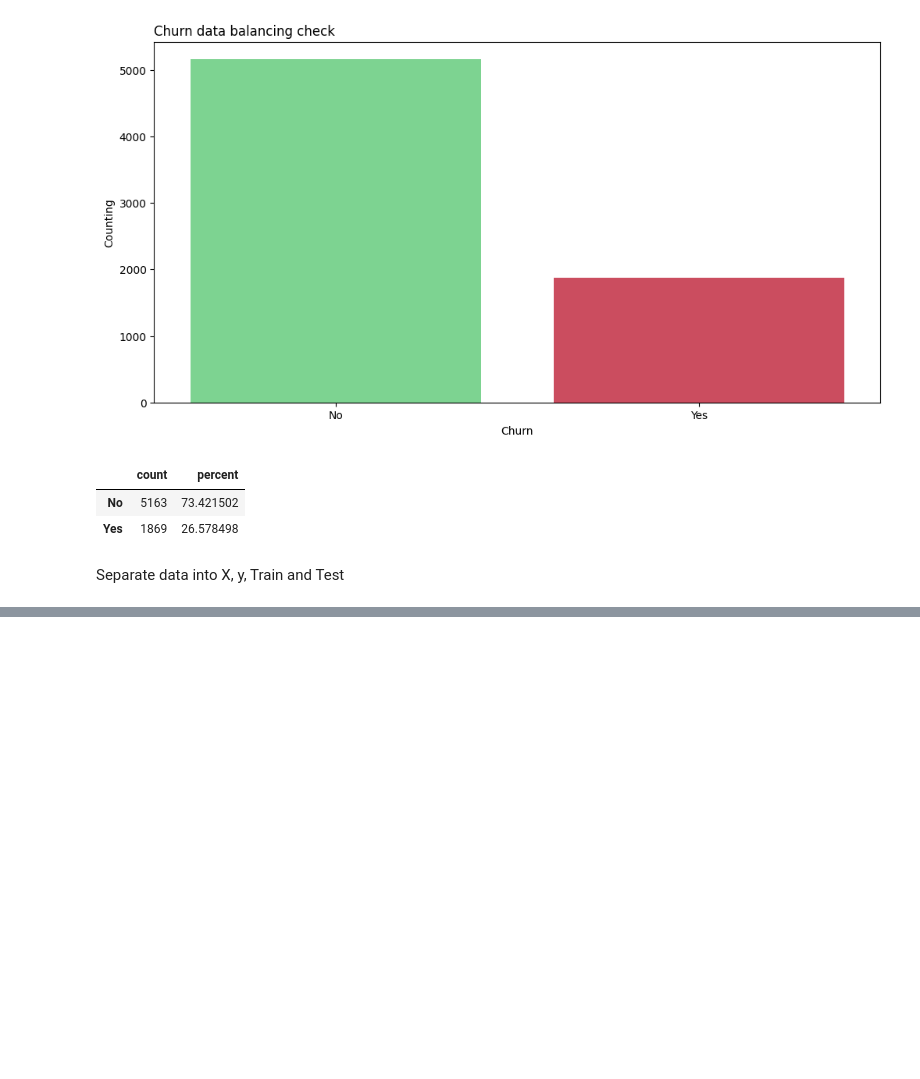
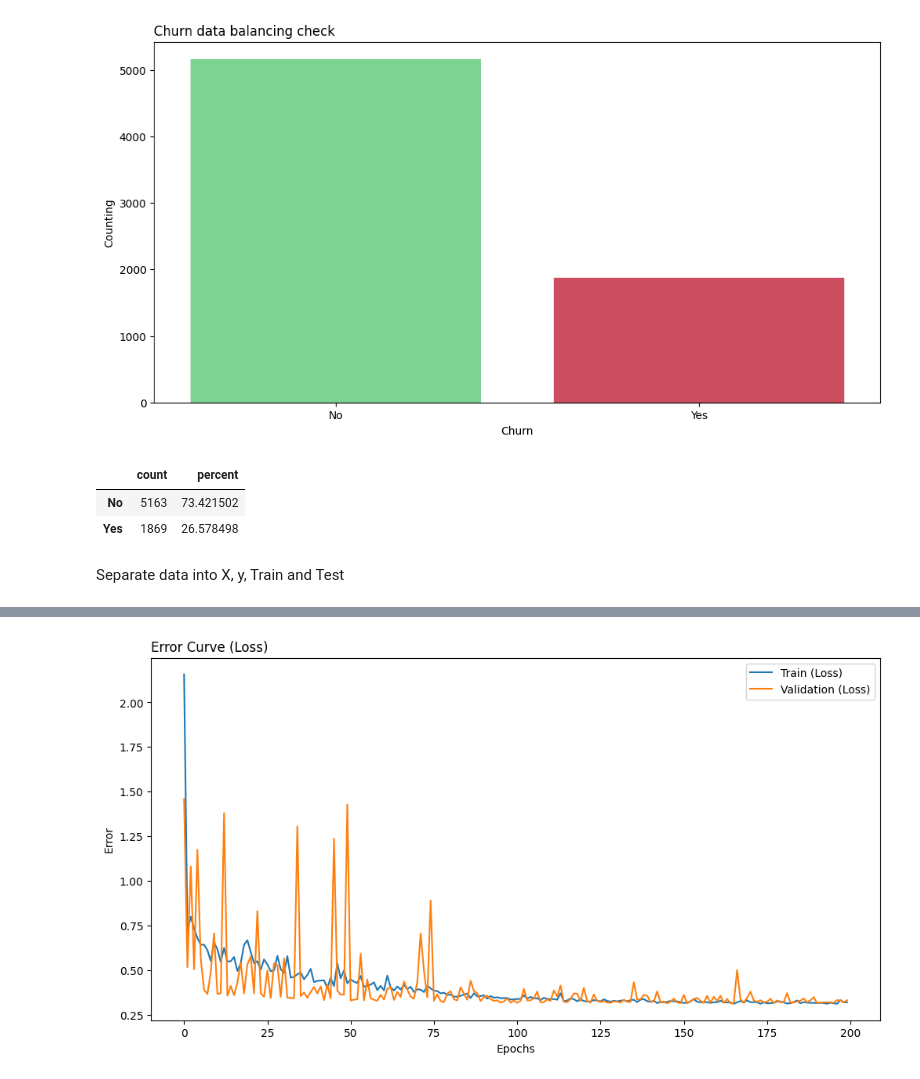
Before and after one commit to Vinni-Anddrade/customer-churn, a Jupyter notebook: notebooks/customer_churn_analysis.ipynb, the cells around one changed output, grey strips where cells are left out. Cells and saved outputs as stored; diff of their text form; code cells hidden in the pictures; blank space fills up the shorter version.

Commit message:
Create modeling process and saving into MLflow

```diff
--- a/notebooks/customer_churn_analysis.ipynb
+++ b/notebooks/customer_churn_analysis.ipynb
@@ -386,5 +403,5 @@ y = df.loc[:, ["Churn"]]
 # %%
-X_train, X_test, y_train, y_test = train_test_split(X, y, test_size=0.2)
+X_train, X_test, y_train, y_test = train_test_split(X_smote, y_smote, test_size=0.2)
 
 print("Independent DF for Training:", X_train.shape)
 print("Independent DF for Testing:", X_test.shape)
@@ -463,0 +718,12 @@ get_variable_dist(df_dummy)
+# %%
+cols_to_drop = [
+    "SeniorCitizen",
+    "MultipleLines_No",
+    "InternetService_DSL",
+    "OnlineSecurity_No",
+    "OnlineBackup_No",
+    "DeviceProtection_No",
+    "TechSupport_No",
+    "StreamingMovies_No",
+    "Contract_Monthly"
+]
@@ -463,0 +781,20 @@ get_variable_dist(df_dummy)
+# %%
+model_keras_v1 = keras.Sequential([
+    layers.Dense(12, activation='relu', input_shape=(X_train.shape[1],)),
+    layers.Dense(8, activation='relu'),
+    layers.Dense(1, activation='sigmoid')
+])
+
+model_keras_v1.compile(
+    optimizer='adam',
+    loss='binary_crossentropy',
+    metrics=['accuracy'],
+)
+
+history_v1 = model_keras_v1.fit(
+    X_train, y_train,
+    epochs=200,
+    batch_size=8,
+    validation_split=0.2,
+    verbose=1
+)
@@ -463,0 +832,11 @@ get_variable_dist(df_dummy)
+# %%
+plt.figure(figsize=(12, 6))
+sns.lineplot(data=history_v1.history, y="loss", x=range(len(history_v1.history["loss"])), label='Train (Loss)')
+sns.lineplot(data=history_v1.history, y="val_loss", x=range(len(history_v1.history["val_loss"])), label='Validation (Loss)')
+plt.title('Error Curve (Loss)', loc="left")
+plt.xlabel('Epochs')
+plt.ylabel('Error')
+plt.legend()
+plt.show();
+# %% [output]
+[figure, added]
```
Also changed, not shown: parts of 36 cells of this notebook, 1 other file.
